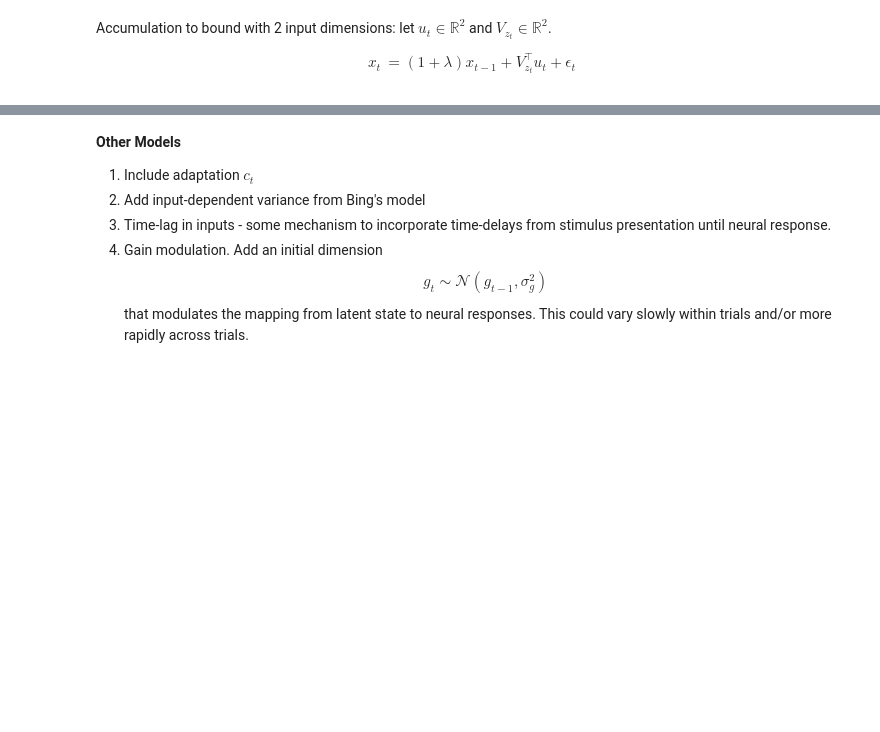
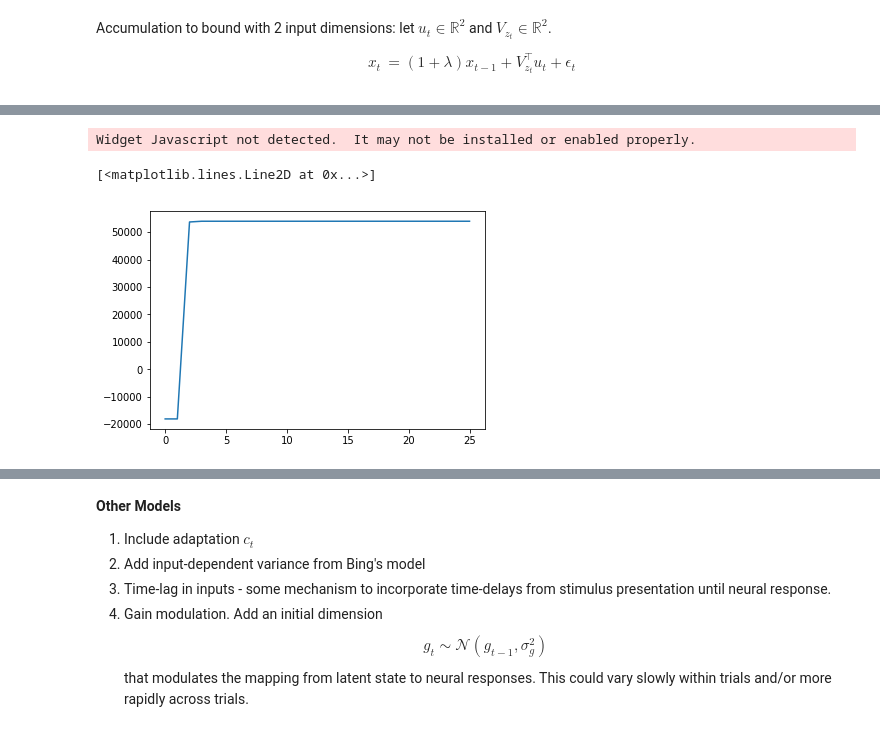
Before and after one commit to davidzoltowski/ssmdm, a Jupyter notebook: notebooks/2019-02-22 Latent Space Models of Decision Making.ipynb, the cells around one changed output, grey strips where cells are left out. Drawn from its saved outputs; the diff is of its cells as text; code cells hidden in the pictures; blank space fills up the shorter version.

```diff
--- a/notebooks/2019-02-22 Latent Space Models of Decision Making.ipynb
+++ b/notebooks/2019-02-22 Latent Space Models of Decision Making.ipynb
@@ -810,0 +847,10 @@ def Accumulator2D(D=2, M=2, sigmas=np.array([[1e-5], [1e-3], [1e-5]])):
+# %%
+test_accum = Accumulator2D(betas=np.zeros(2,), sigmas=np.ones((3, 2)), a_diag=0.9*np.ones((3,2,1)))
+# %%
+lls = test_accum.fit(xs, inputs=us, num_em_iters=25)
+
+plt.plot(lls)
+# %% [output]
+Widget Javascript not detected.  It may not be installed or enabled properly.
+[<matplotlib.lines.Line2D at 0x...>]
+[figure, added]
```
Also changed, not shown: parts of 7 cells of this notebook.
